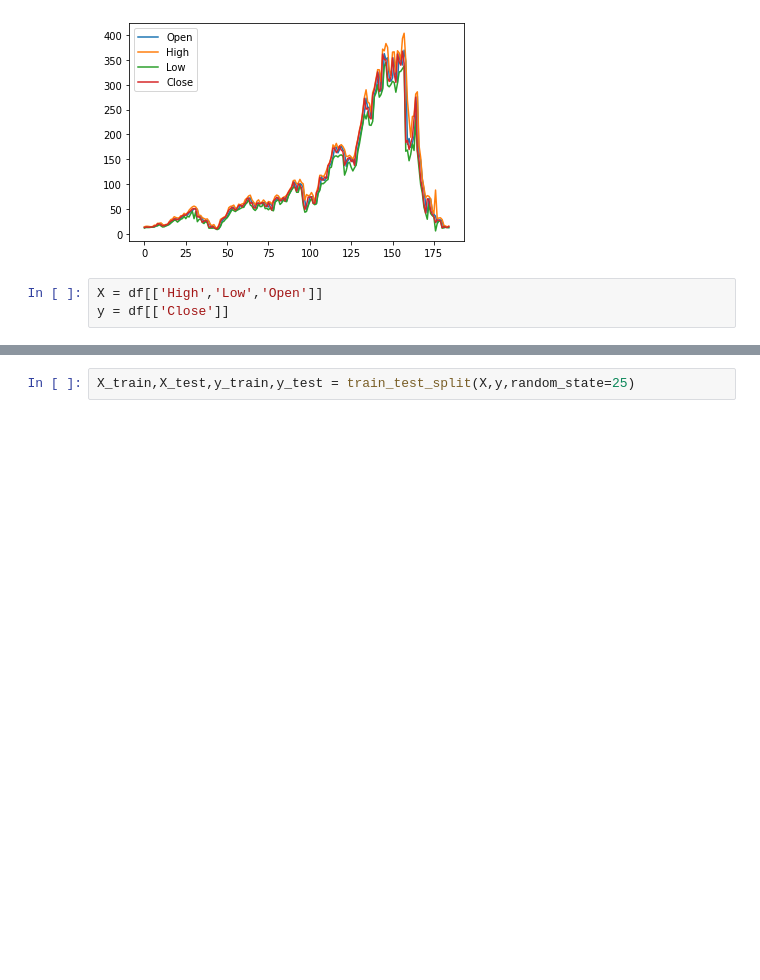
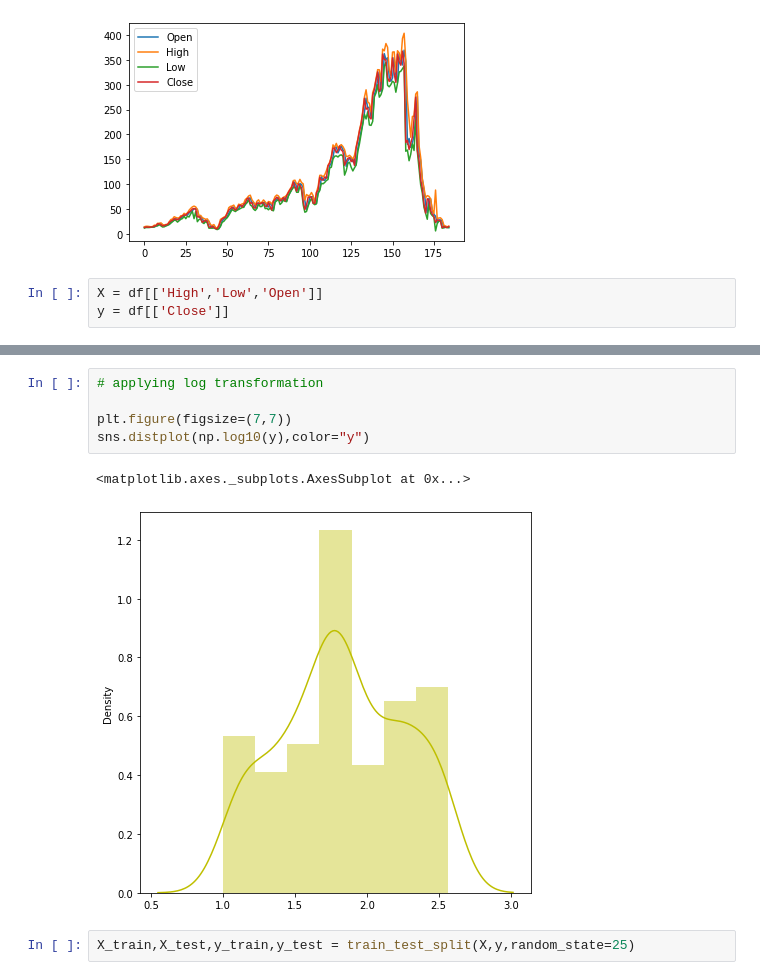
Before and after one commit to 01aleem/Yes-Bank-Stock-Closing-Price-Prediction, a Jupyter notebook: Stock_Price_Prediction.ipynb, the cells around one changed output, grey strips where cells are left out. Drawn from its saved outputs; the diff is of its cells as text; blank space fills up the shorter version.

```diff
--- a/Stock_Price_Prediction.ipynb
+++ b/Stock_Price_Prediction.ipynb
@@ -108,3 +122,11 @@ y = df[['Close']]
+# %%
+# applying log transformation
+
+plt.figure(figsize=(7,7))
+sns.distplot(np.log10(y),color="y")
+# %% [output]
+<matplotlib.axes._subplots.AxesSubplot at 0x...>
+[figure, added]
 # %%
 X_train,X_test,y_train,y_test = train_test_split(X,y,random_state=25)
 # %%
```
Also changed, not shown: parts of 3 cells of this notebook.
